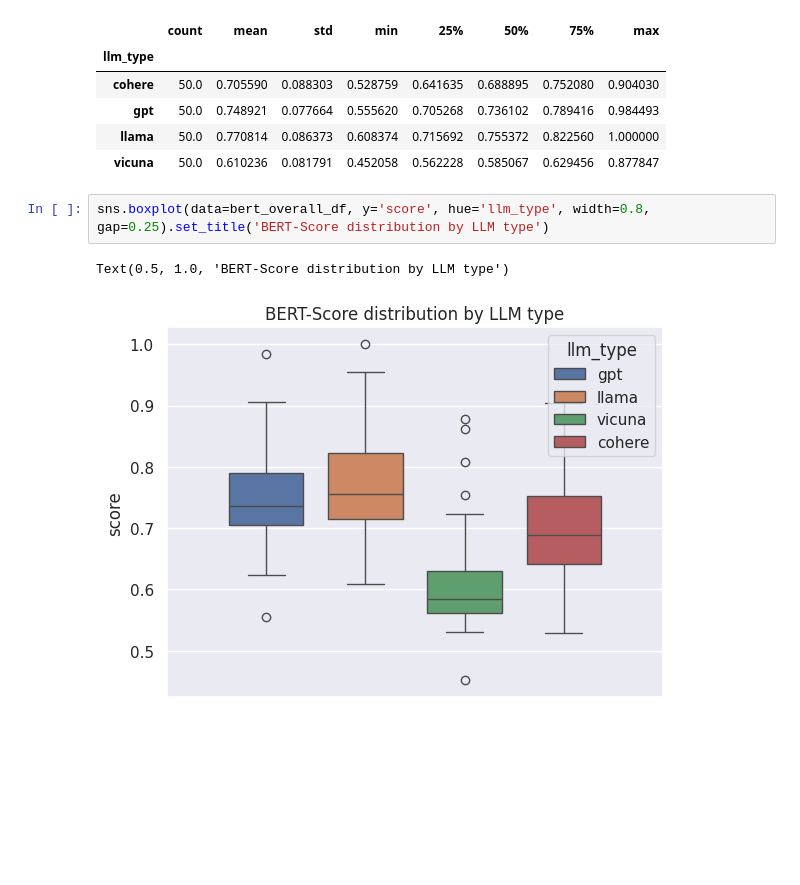
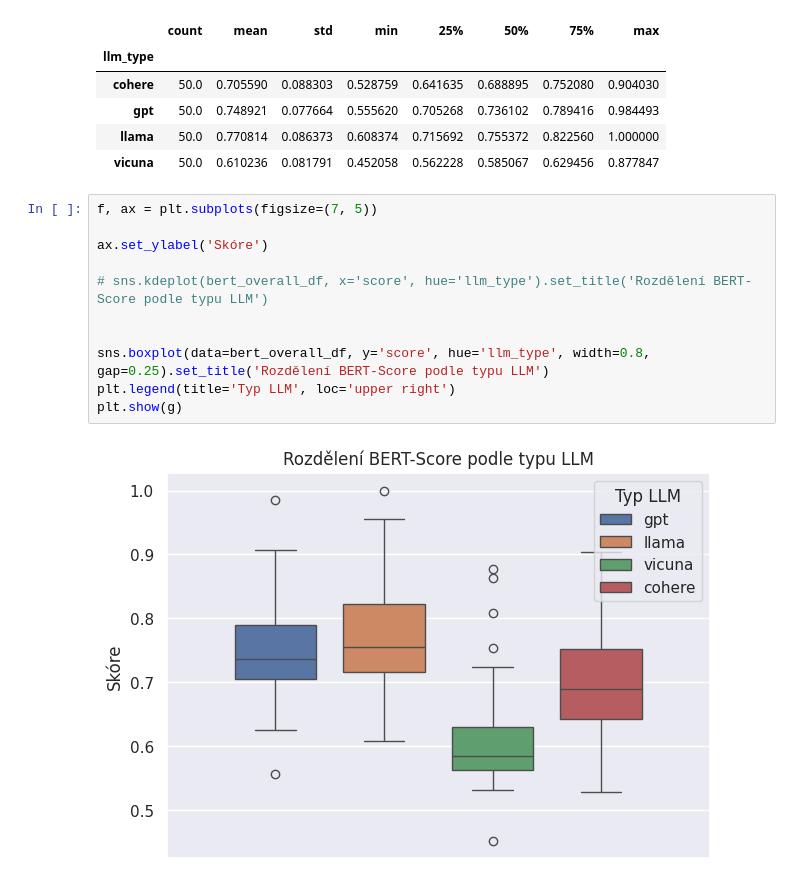
Before and after one commit to opendatalabcz/Robojudge, a Jupyter notebook: research/answer-evaluator/result_analysis.ipynb, the cells around one changed output. Cells and saved outputs as stored; diff of their text form; blank space fills up the shorter version.

```diff
--- a/research/answer-evaluator/result_analysis.ipynb
+++ b/research/answer-evaluator/result_analysis.ipynb
@@ -89,8 +96,16 @@ bert_overall_df.groupby('llm_type')['score'].describe()
 | gpt | 50.0 | 0.748921 | 0.077664 | 0.555620 | 0.705268 | 0.736102 | 0.789416 | 0.984493 |
 | llama | 50.0 | 0.770814 | 0.086373 | 0.608374 | 0.715692 | 0.755372 | 0.822560 | 1.000000 |
 | vicuna | 50.0 | 0.610236 | 0.081791 | 0.452058 | 0.562228 | 0.585067 | 0.629456 | 0.877847 |
-# %%
-sns.boxplot(data=bert_overall_df, y='score', hue='llm_type', width=0.8, gap=0.25).set_title('BERT-Score distribution by LLM type')
-# %% [output]
-Text(0.5, 1.0, 'BERT-Score distribution by LLM type')
-[figure, removed]
+# %%
+f, ax = plt.subplots(figsize=(7, 5))
+
+ax.set_ylabel('Skóre')
+
+# sns.kdeplot(bert_overall_df, x='score', hue='llm_type').set_title('Rozdělení BERT-Score podle typu LLM')
+
+
+sns.boxplot(data=bert_overall_df, y='score', hue='llm_type', width=0.8, gap=0.25).set_title('Rozdělení BERT-Score podle typu LLM')
+plt.legend(title='Typ LLM', loc='upper right')
+plt.show(g)
+# %% [output]
+[figure, added]
```
Also changed, not shown: parts of 4 cells of this notebook, 4 other files.
